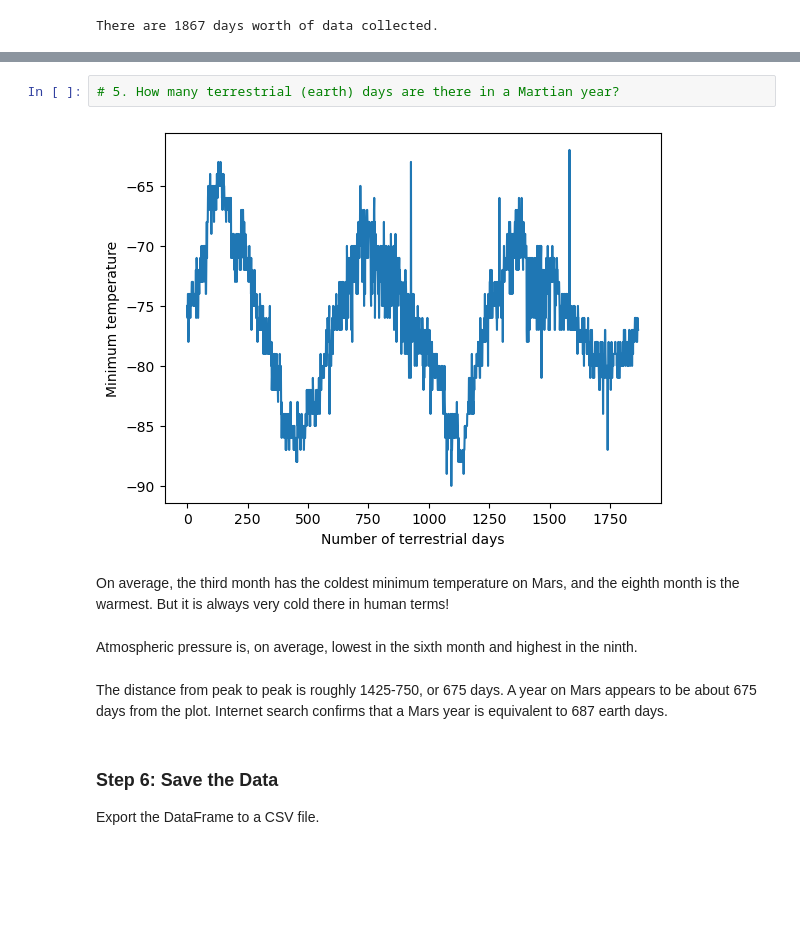
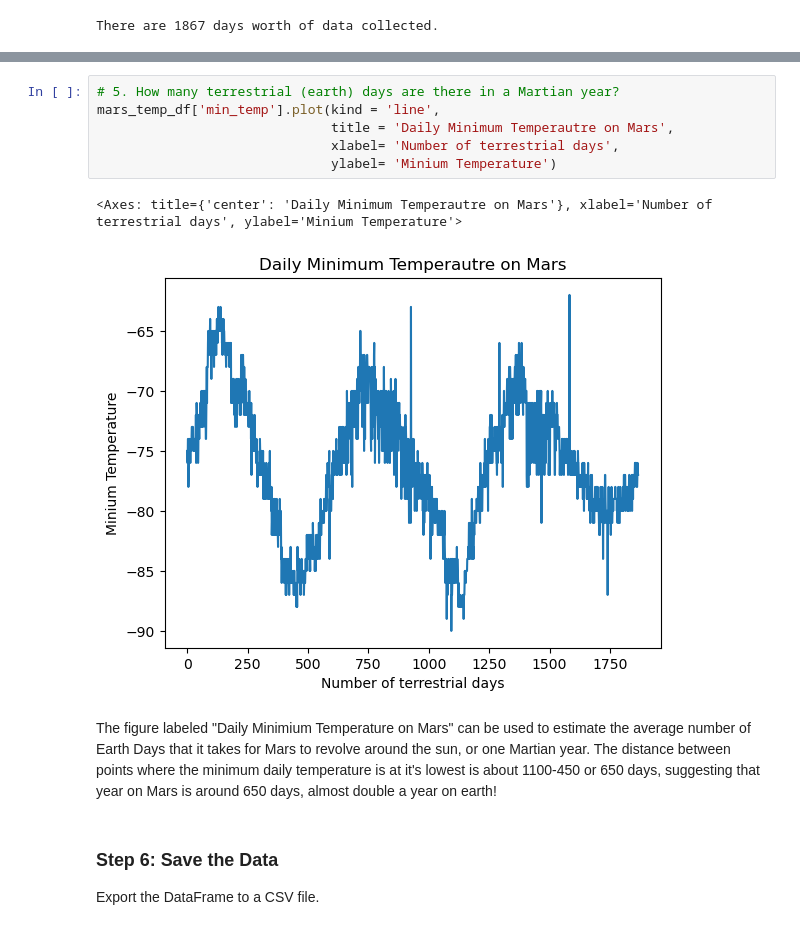
Before and after one commit to annabitzer/web_scraping_challenge, a Jupyter notebook: challenge_files/part_2_mars_weather.ipynb, the cells around one changed output, grey strips where cells are left out. Drawn from its saved outputs; the diff is of its cells as text; blank space fills up the shorter version.

```diff
--- a/challenge_files/part_2_mars_weather.ipynb
+++ b/challenge_files/part_2_mars_weather.ipynb
@@ -192,13 +236,14 @@ Name: pressure, dtype: float64
 # %%
 # 5. How many terrestrial (earth) days are there in a Martian year?
+mars_temp_df['min_temp'].plot(kind = 'line',
+                              title = 'Daily Minimum Temperautre on Mars',
+                              xlabel= 'Number of terrestrial days',
+                              ylabel= 'Minium Temperature')
 # %% [output]
+<Axes: title={'center': 'Daily Minimum Temperautre on Mars'}, xlabel='Number of terrestrial days', ylabel='Minium Temperature'>
-[figure, old version]
+[figure, new version]
-# %% [markdown]
-On average, the third month has the coldest minimum temperature on Mars, and the eighth month is the warmest. But it is always very cold there in human terms!
-# %% [markdown]
-Atmospheric pressure is, on average, lowest in the sixth month and highest in the ninth.
-# %% [markdown]
-The distance from peak to peak is roughly 1425-750, or 675 days. A year on Mars appears to be about 675 days from the plot. Internet search confirms that a Mars year is equivalent to 687 earth days.
+# %% [markdown]
+The figure labeled "Daily Minimium Temperature on Mars" can be used to estimate the average number of Earth Days that it takes for Mars to revolve around the sun, or one Martian year. The distance between points where the minimum daily temperature is at it's lowest is about 1100-450 or 650 days, suggesting that year on Mars is around 650 days, almost double a year on earth!
 # %% [markdown]
 ### Step 6: Save the Data
 
```
Also changed, not shown: parts of 10 cells of this notebook, 1 other file.
